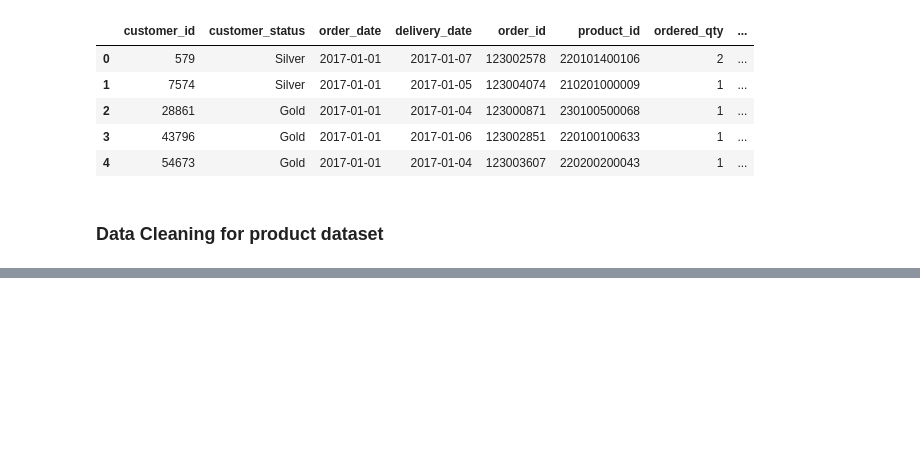
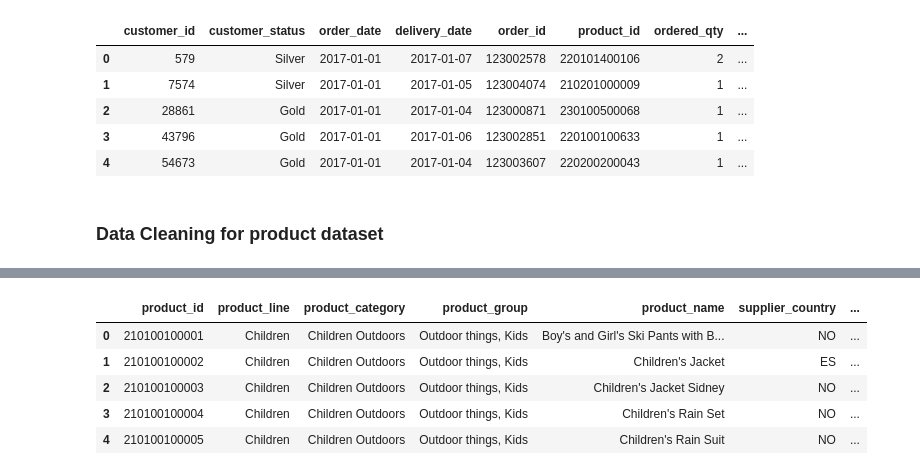
Before and after one commit to Rohit-Ganjoo/Kaggle-Pipeline, a Jupyter notebook: DataExtraction.ipynb, the cells around one changed output, grey strips where cells are left out. Cells and saved outputs as stored; diff of their text form; code cells hidden in the pictures; blank space fills up the shorter version.

Commit message:
product dataset cleaned

```diff
--- a/DataExtraction.ipynb
+++ b/DataExtraction.ipynb
@@ -145,0 +180,11 @@ orders.head()
+# %%
+product.columns = product.columns.str.lower()
+product.columns = product.columns.str.replace(' ', '_')
+product.head()
+# %% [output]
+|  | product_id | product_line | product_category | product_group | product_name | supplier_country | ... |
+| 0 | 210100100001 | Children | Children Outdoors | Outdoor things, Kids | Boy's and Girl's Ski Pants with B... | NO | ... |
+| 1 | 210100100002 | Children | Children Outdoors | Outdoor things, Kids | Children's Jacket | ES | ... |
+| 2 | 210100100003 | Children | Children Outdoors | Outdoor things, Kids | Children's Jacket Sidney | NO | ... |
+| 3 | 210100100004 | Children | Children Outdoors | Outdoor things, Kids | Children's Rain Set | NO | ... |
+| 4 | 210100100005 | Children | Children Outdoors | Outdoor things, Kids | Children's Rain Suit | NO | ... |
```
Also changed, not shown: parts of 6 cells of this notebook.
